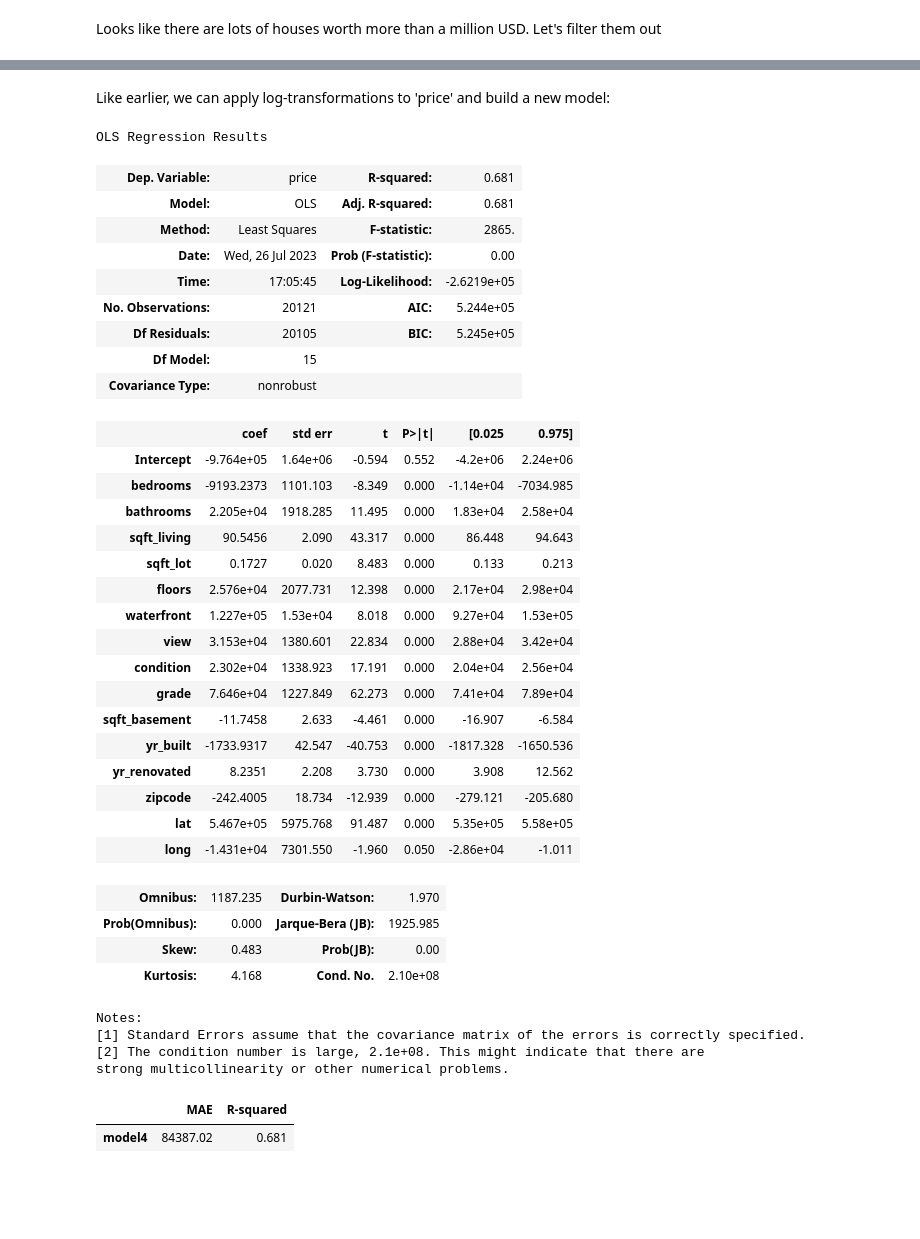
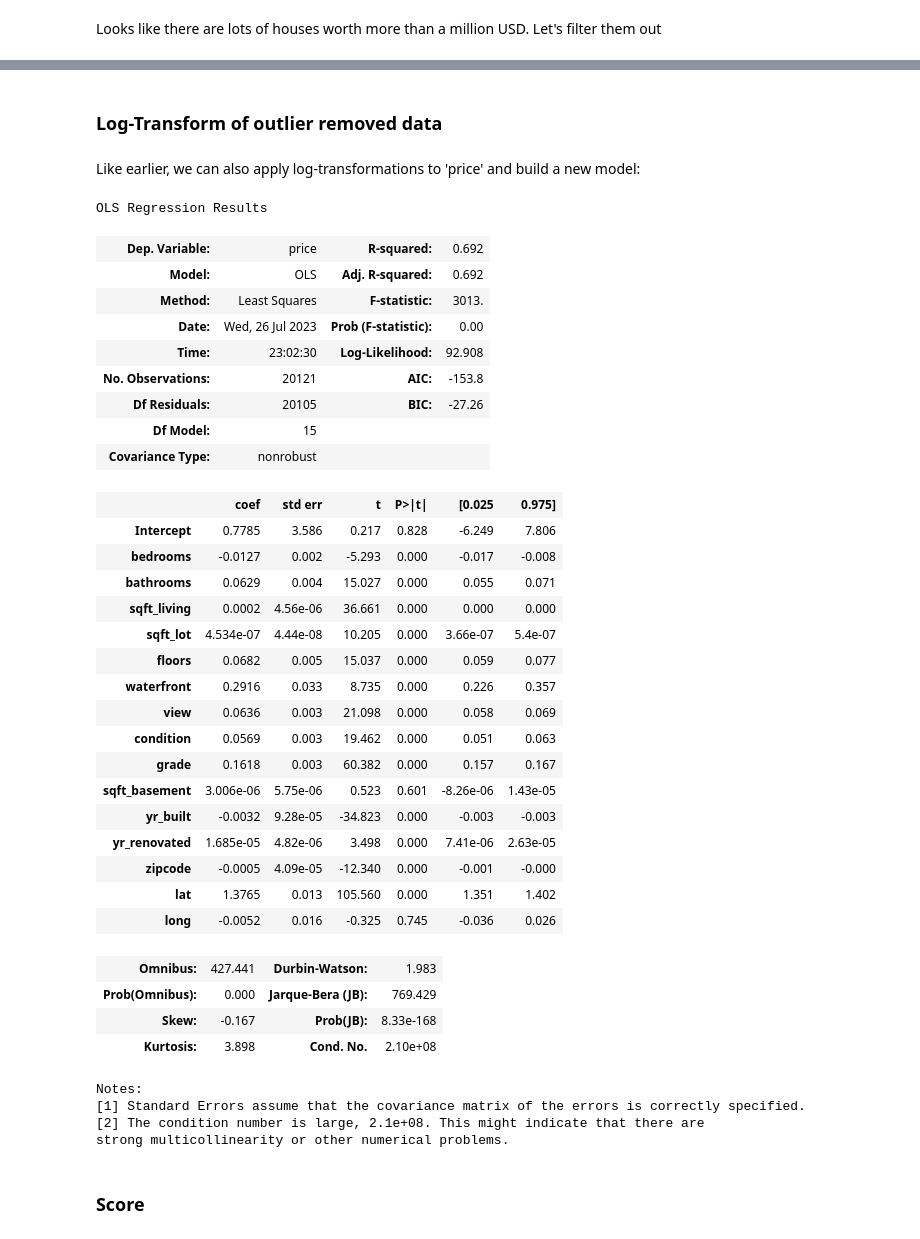
Before and after one commit to rahulakrish/linear_regression, a Jupyter notebook: notebook.ipynb, the cells around one changed output, grey strips where cells are left out. Saved outputs shown, nothing was run; the diff lists cells and outputs as text; code cells hidden in the pictures; blank space fills up the shorter version.

Commit message:
more log transform

```diff
--- a/notebook.ipynb
+++ b/notebook.ipynb
@@ -774,57 +784,56 @@ df3.drop(high_value.index,inplace=True)
+# %% [markdown]
+### Log-Transform of outlier removed data
 # %% [markdown]
-Like earlier, we can apply log-transformations to 'price' and build a new model:
+Like earlier, we can also apply log-transformations to 'price' and build a new model:
 # %%
-# #transforming only the dependent variable: price
-# df3['price'] = df3['price'].map(lambda x: np.log(x))
+#transforming only the dependent variable: price
+df3['price'] = df3['price'].map(lambda x: np.log(x))
 
 #fitting a new model
 outcome = 'price'
 predictors = df3.drop('price',axis=1)
 predictors_sum = '+'.join(predictors.columns)
 
 f = outcome + '~' + predictors_sum
 
 #fit model to data
-model4 = ols(formula=f,data=df3).fit()
-model4.summary()
+model5 = ols(formula=f,data=df3).fit()
+model5.summary()
 # %% [output]
 OLS Regression Results
-| Dep. Variable: | price | R-squared: | 0.681 |
-| Model: | OLS | Adj. R-squared: | 0.681 |
-| Method: | Least Squares | F-statistic: | 2865. |
+| Dep. Variable: | price | R-squared: | 0.692 |
+| Model: | OLS | Adj. R-squared: | 0.692 |
+| Method: | Least Squares | F-statistic: | 3013. |
 | Date: | Wed, 26 Jul 2023 | Prob (F-statistic): | 0.00 |
-| Time: | 17:05:45 | Log-Likelihood: | -2.6219e+05 |
-| No. Observations: | 20121 | AIC: | 5.244e+05 |
-| Df Residuals: | 20105 | BIC: | 5.245e+05 |
+| Time: | 23:02:30 | Log-Likelihood: | 92.908 |
+| No. Observations: | 20121 | AIC: | -153.8 |
+| Df Residuals: | 20105 | BIC: | -27.26 |
 | Df Model: | 15 |  |  |
 | Covariance Type: | nonrobust |  |  |
 |  | coef | std err | t | P>|t| | [0.025 | 0.975] |
-| Intercept | -9.764e+05 | 1.64e+06 | -0.594 | 0.552 | -4.2e+06 | 2.24e+06 |
-| bedrooms | -9193.2373 | 1101.103 | -8.349 | 0.000 | -1.14e+04 | -7034.985 |
-| bathrooms | 2.205e+04 | 1918.285 | 11.495 | 0.000 | 1.83e+04 | 2.58e+04 |
-| sqft_living | 90.5456 | 2.090 | 43.317 | 0.000 | 86.448 | 94.643 |
-| sqft_lot | 0.1727 | 0.020 | 8.483 | 0.000 | 0.133 | 0.213 |
-| floors | 2.576e+04 | 2077.731 | 12.398 | 0.000 | 2.17e+04 | 2.98e+04 |
-| waterfront | 1.227e+05 | 1.53e+04 | 8.018 | 0.000 | 9.27e+04 | 1.53e+05 |
-| view | 3.153e+04 | 1380.601 | 22.834 | 0.000 | 2.88e+04 | 3.42e+04 |
-| condition | 2.302e+04 | 1338.923 | 17.191 | 0.000 | 2.04e+04 | 2.56e+04 |
-| grade | 7.646e+04 | 1227.849 | 62.273 | 0.000 | 7.41e+04 | 7.89e+04 |
-| sqft_basement | -11.7458 | 2.633 | -4.461 | 0.000 | -16.907 | -6.584 |
-| yr_built | -1733.9317 | 42.547 | -40.753 | 0.000 | -1817.328 | -1650.536 |
-| yr_renovated | 8.2351 | 2.208 | 3.730 | 0.000 | 3.908 | 12.562 |
-| zipcode | -242.4005 | 18.734 | -12.939 | 0.000 | -279.121 | -205.680 |
-| lat | 5.467e+05 | 5975.768 | 91.487 | 0.000 | 5.35e+05 | 5.58e+05 |
-| long | -1.431e+04 | 7301.550 | -1.960 | 0.050 | -2.86e+04 | -1.011 |
+| Intercept | 0.7785 | 3.586 | 0.217 | 0.828 | -6.249 | 7.806 |
+| bedrooms | -0.0127 | 0.002 | -5.293 | 0.000 | -0.017 | -0.008 |
+| bathrooms | 0.0629 | 0.004 | 15.027 | 0.000 | 0.055 | 0.071 |
+| sqft_living | 0.0002 | 4.56e-06 | 36.661 | 0.000 | 0.000 | 0.000 |
+| sqft_lot | 4.534e-07 | 4.44e-08 | 10.205 | 0.000 | 3.66e-07 | 5.4e-07 |
+| floors | 0.0682 | 0.005 | 15.037 | 0.000 | 0.059 | 0.077 |
+| waterfront | 0.2916 | 0.033 | 8.735 | 0.000 | 0.226 | 0.357 |
+| view | 0.0636 | 0.003 | 21.098 | 0.000 | 0.058 | 0.069 |
+| condition | 0.0569 | 0.003 | 19.462 | 0.000 | 0.051 | 0.063 |
+| grade | 0.1618 | 0.003 | 60.382 | 0.000 | 0.157 | 0.167 |
+| sqft_basement | 3.006e-06 | 5.75e-06 | 0.523 | 0.601 | -8.26e-06 | 1.43e-05 |
+| yr_built | -0.0032 | 9.28e-05 | -34.823 | 0.000 | -0.003 | -0.003 |
+| yr_renovated | 1.685e-05 | 4.82e-06 | 3.498 | 0.000 | 7.41e-06 | 2.63e-05 |
+| zipcode | -0.0005 | 4.09e-05 | -12.340 | 0.000 | -0.001 | -0.000 |
+| lat | 1.3765 | 0.013 | 105.560 | 0.000 | 1.351 | 1.402 |
+| long | -0.0052 | 0.016 | -0.325 | 0.745 | -0.036 | 0.026 |
-| Omnibus: | 1187.235 | Durbin-Watson: | 1.970 |
-| Prob(Omnibus): | 0.000 | Jarque-Bera (JB): | 1925.985 |
-| Skew: | 0.483 | Prob(JB): | 0.00 |
-| Kurtosis: | 4.168 | Cond. No. | 2.10e+08 |
+| Omnibus: | 427.441 | Durbin-Watson: | 1.983 |
+| Prob(Omnibus): | 0.000 | Jarque-Bera (JB): | 769.429 |
+| Skew: | -0.167 | Prob(JB): | 8.33e-168 |
+| Kurtosis: | 3.898 | Cond. No. | 2.10e+08 |
 Notes:
 [1] Standard Errors assume that the covariance matrix of the errors is correctly specified.
 [2] The condition number is large, 2.1e+08. This might indicate that there are
 strong multicollinearity or other numerical problems.
-# %%
-model_metrics(model4,'model4')
-# %% [output]
-|  | MAE | R-squared |
-| model4 | 84387.02 | 0.681 |
+# %% [markdown]
+### Score
```
Also changed, not shown: parts of 25 cells of this notebook.
